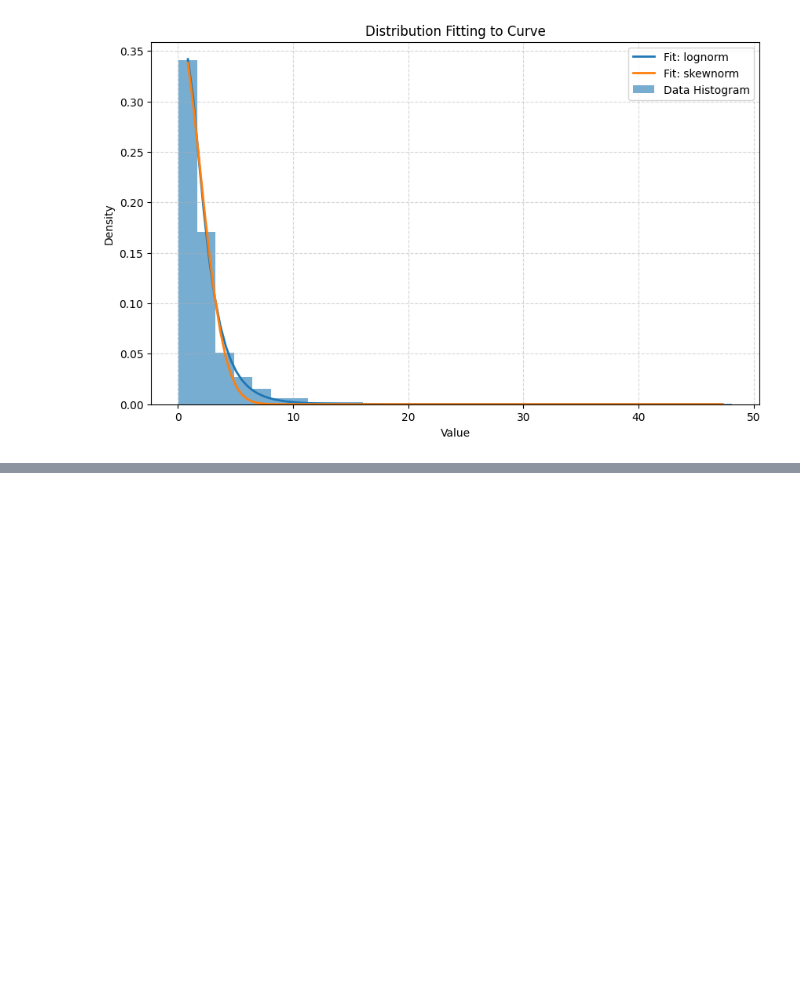
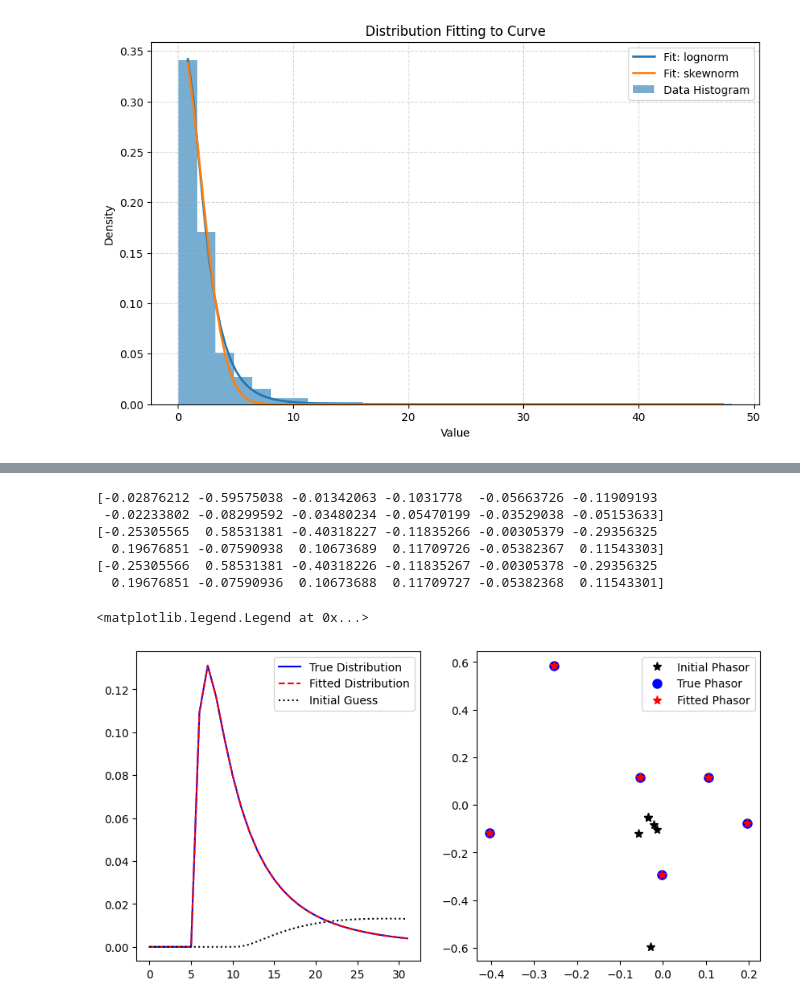
Before and after one commit to Scipio-OncoBreast/Spectral-Unmixing---Large-Panel, a Jupyter notebook: test_picasso phasors - lognorm.ipynb, the cells around one changed output, grey strips where cells are left out. Drawn from its saved outputs; the diff is of its cells as text; code cells hidden in the pictures; blank space fills up the shorter version.

```diff
--- a/test_picasso phasors - lognorm.ipynb
+++ b/test_picasso phasors - lognorm.ipynb
@@ -543,0 +646,39 @@ Distribution: skewnorm
+# %%
+x = np.arange(T_period)
+y = stats.lognorm.pdf(x, s=1, loc=true_loc, scale=true_scale)
+y_fit = stats.lognorm.pdf(x, s=1, loc=optimized_params[0], scale=optimized_params[1])
+y0 = stats.lognorm.pdf(x, s=1, loc=initial_guess[0], scale=initial_guess[1])
+
+fig,ax = plt.subplots(1,2,figsize=(10,5))
+ax[0].plot(x, y, '-',label='True Distribution', color='blue')
+ax[0].plot(x, y_fit, '--',label='Fitted Distribution', color='red')
+ax[0].plot(x, y0, ':k',label='Initial Guess')
+ax[0].legend()
+obj_gs = np.zeros(n_harmonics*2)
+for i_harm,n_harm in enumerate(range(1, n_harmonics + 1)):
+    obj_g, obj_s, _, _ = lsf.PhasorTransform_Slow_2D(y0[:,None], axis=0, n_harmonic=n_harm)
+    obj_gs[i_harm*2:(i_harm*2+2)] =  np.asarray([obj_g, obj_s])[:,0]
+print(obj_gs)
+ax[1].plot(obj_gs[0::2], obj_gs[1::2], '*', color='black', label='Initial Phasor', markersize=8)
+obj_gs = np.zeros(n_harmonics*2)
+for i_harm,n_harm in enumerate(range(1, n_harmonics + 1)):
+    obj_g, obj_s, _, _ = lsf.PhasorTransform_Slow_2D(y[:,None], axis=0, n_harmonic=n_harm)
+    obj_gs[i_harm*2:(i_harm*2+2)] =  np.asarray([obj_g, obj_s])[:,0]
+print(obj_gs)
+ax[1].plot(obj_gs[0::2], obj_gs[1::2], 'o', color='blue', label='True Phasor', markersize=8)
+obj_gs = np.zeros(n_harmonics*2)
+for i_harm,n_harm in enumerate(range(1, n_harmonics + 1)):
+    obj_g, obj_s, _, _ = lsf.PhasorTransform_Slow_2D(y_fit[:,None], axis=0, n_harmonic=n_harm)
+    obj_gs[i_harm*2:(i_harm*2+2)] =  np.asarray([obj_g, obj_s])[:,0]
+print(obj_gs)
+ax[1].plot(obj_gs[0::2], obj_gs[1::2], '*', color='red', label='Fitted Phasor', markersize=8)
+ax[1].legend()
+# %% [output]
+[-0.02876212 -0.59575038 -0.01342063 -0.1031778  -0.05663726 -0.11909193
+ -0.02233802 -0.08299592 -0.03480234 -0.05470199 -0.03529038 -0.05153633]
+[-0.25305565  0.58531381 -0.40318227 -0.11835266 -0.00305379 -0.29356325
+  0.19676851 -0.07590938  0.10673689  0.11709726 -0.05382367  0.11543303]
+[-0.25305566  0.58531381 -0.40318226 -0.11835267 -0.00305378 -0.29356325
+  0.19676851 -0.07590936  0.10673688  0.11709727 -0.05382368  0.11543301]
+<matplotlib.legend.Legend at 0x...>
+[figure, added]
```
Also changed, not shown: parts of 6 cells of this notebook, 10 other files.
